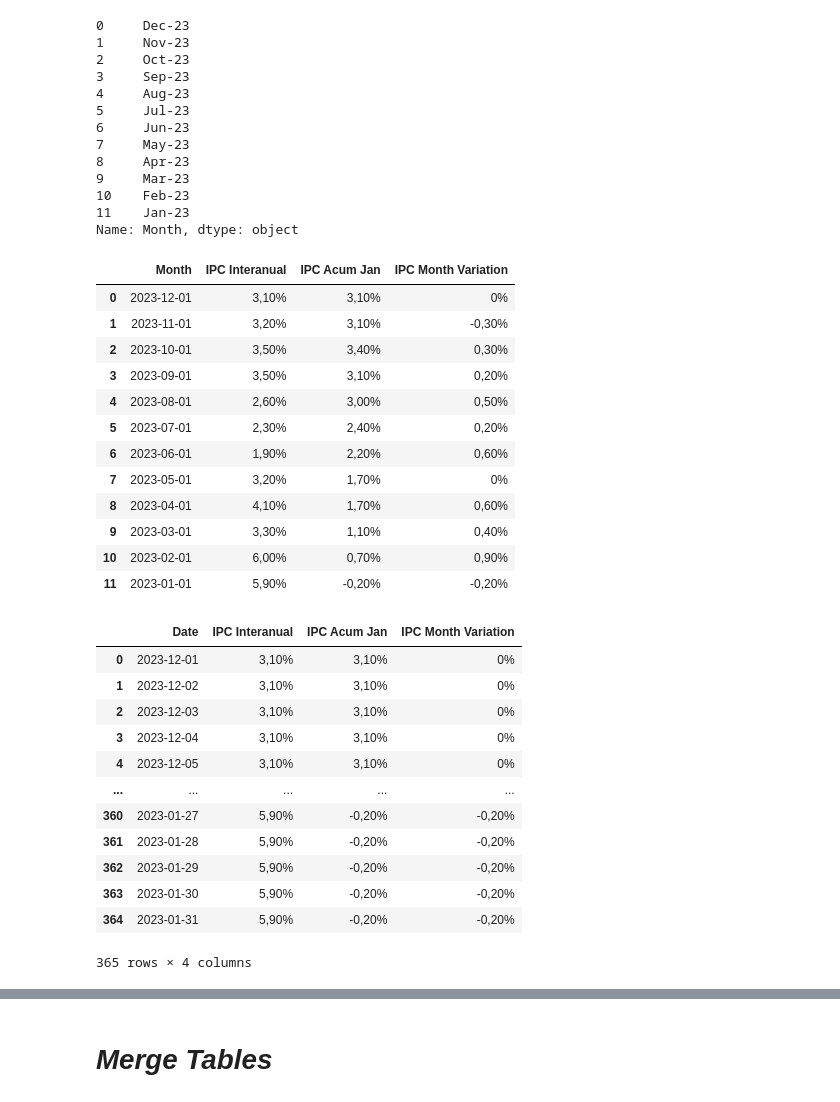
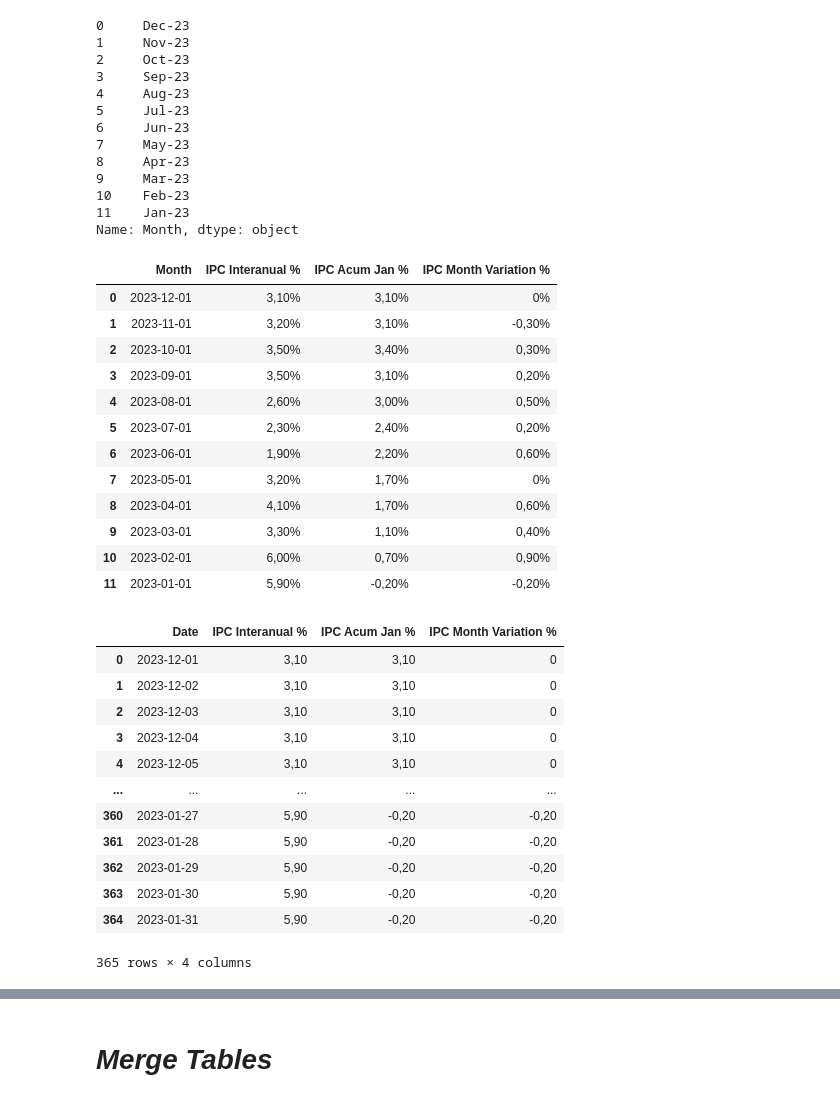
Before and after one commit to Manilab2309/ia-machine-learning, a Jupyter notebook: lab/NB_analyst_broker_operations.ipynb, the cells around one changed output, grey strips where cells are left out. Drawn from its saved outputs; the diff is of its cells as text; code cells hidden in the pictures.

```diff
--- a/lab/NB_analyst_broker_operations.ipynb
+++ b/lab/NB_analyst_broker_operations.ipynb
@@ -198,10 +128,11 @@ df_ipc_2023
 # Rename column if you need
 # Documentation: https://pandas.pydata.org/docs/reference/api/pandas.DataFrame.html
 
-#In this example, lets translate headers to english
+#In this example, lets translate headers to english and add % simbol, remember cells must be desired numbers or float format
 df_ipc_2023 = df_ipc_2023.rename(columns={'Mes IPC': 'Month'})
-df_ipc_2023 = df_ipc_2023.rename(columns={'IPC Acum Enero': 'IPC Acum Jan'})
-df_ipc_2023 = df_ipc_2023.rename(columns={'IPC Variacion Mensual': 'IPC Month Variation'})
+df_ipc_2023 = df_ipc_2023.rename(columns={'IPC Interanual': 'IPC Interanual %'})
+df_ipc_2023 = df_ipc_2023.rename(columns={'IPC Acum Enero': 'IPC Acum Jan %'})
+df_ipc_2023 = df_ipc_2023.rename(columns={'IPC Variacion Mensual': 'IPC Month Variation %'})
 
 df_ipc_2023
 # %% [output]
@@ -246,7 +177,7 @@ Name: Month, dtype: object
 df_ipc_2023['Month'] = pd.to_datetime(df_ipc_2023['Month'],format='%b-%y').dt.strftime('%Y-%m-%d')
 df_ipc_2023
 # %% [output]
-|  | Month | IPC Interanual | IPC Acum Jan | IPC Month Variation |
+|  | Month | IPC Interanual % | IPC Acum Jan % | IPC Month Variation % |
 | 0 | 2023-12-01 | 3,10% | 3,10% | 0% |
 | 1 | 2023-11-01 | 3,20% | 3,10% | -0,30% |
 | 2 | 2023-10-01 | 3,50% | 3,40% | 0,30% |
@@ -264,37 +193,49 @@ df_ipc_2023
+# %%
+# TODO: Remove % from cells
+df_ipc_2023['IPC Interanual %'] = df_ipc_2023['IPC Interanual %'].str.replace("%", "")
+df_ipc_2023['IPC Acum Jan %'] = df_ipc_2023['IPC Acum Jan %'].str.replace("%", "")
+df_ipc_2023['IPC Month Variation %'] = df_ipc_2023['IPC Month Variation %'].str.replace("%", "")
+
+# We can define variables to use in another cells
+column_A_Renamed = 'Date'
+column_B_Renamed = 'IPC Interanual %'
+column_C_Renamed = 'IPC Acum Jan %'
+column_D_Renamed = 'IPC Month Variation %'
 # %%
 # Now we need expand the table
 
 import datetime
 import calendar
 
 # Declare new Dataframe
 df_ipc_2023_expanded = pd.DataFrame()
-df_ipc_2023_expanded = pd.DataFrame(columns=['Date', 'IPC Interanual', 'IPC Acum Jan', 'IPC Month Variation'])
+df_ipc_2023_expanded = pd.DataFrame(columns=[column_A_Renamed, column_B_Renamed, column_C_Renamed, column_D_Renamed])
+# Variables column_x_Renamed are initialized in previos cell execution
 
 for i in df_ipc_2023.index:
-    #print(df_ipc_2023['Month'][i], df_ipc_2023['IPC Interanual'][i], df_ipc_2023['IPC Acum Jan'][i], df_ipc_2023['IPC Month Variation'][i])
+
     instantDate = datetime.datetime.strptime(df_ipc_2023['Month'][i], '%Y-%m-%d')
     year = instantDate.year
     month = instantDate.month
     num_days = calendar.monthrange(year, month)[1]
     days = [datetime.date(year, month, day).strftime('%Y-%m-%d') for day in range(1, num_days+1)]
 
     for d in days:
       # Add values to new dataframe
-      df_ipc_2023_expanded.loc[len(df_ipc_2023_expanded.index)] = [d, df_ipc_2023['IPC Interanual'][i], df_ipc_2023['IPC Acum Jan'][i],df_ipc_2023['IPC Month Variation'][i]]
+      df_ipc_2023_expanded.loc[len(df_ipc_2023_expanded.index)] = [d, df_ipc_2023[column_B_Renamed][i], df_ipc_2023[column_C_Renamed][i],df_ipc_2023[column_D_Renamed][i]]
 
 df_ipc_2023_expanded
 # %% [output]
-|  | Date | IPC Interanual | IPC Acum Jan | IPC Month Variation |
-| 0 | 2023-12-01 | 3,10% | 3,10% | 0% |
-| 1 | 2023-12-02 | 3,10% | 3,10% | 0% |
-| 2 | 2023-12-03 | 3,10% | 3,10% | 0% |
-| 3 | 2023-12-04 | 3,10% | 3,10% | 0% |
-| 4 | 2023-12-05 | 3,10% | 3,10% | 0% |
+|  | Date | IPC Interanual % | IPC Acum Jan % | IPC Month Variation % |
+| 0 | 2023-12-01 | 3,10 | 3,10 | 0 |
+| 1 | 2023-12-02 | 3,10 | 3,10 | 0 |
+| 2 | 2023-12-03 | 3,10 | 3,10 | 0 |
+| 3 | 2023-12-04 | 3,10 | 3,10 | 0 |
+| 4 | 2023-12-05 | 3,10 | 3,10 | 0 |
 | ... | ... | ... | ... | ... |
-| 360 | 2023-01-27 | 5,90% | -0,20% | -0,20% |
-| 361 | 2023-01-28 | 5,90% | -0,20% | -0,20% |
-| 362 | 2023-01-29 | 5,90% | -0,20% | -0,20% |
-| 363 | 2023-01-30 | 5,90% | -0,20% | -0,20% |
-| 364 | 2023-01-31 | 5,90% | -0,20% | -0,20% |
+| 360 | 2023-01-27 | 5,90 | -0,20 | -0,20 |
+| 361 | 2023-01-28 | 5,90 | -0,20 | -0,20 |
+| 362 | 2023-01-29 | 5,90 | -0,20 | -0,20 |
+| 363 | 2023-01-30 | 5,90 | -0,20 | -0,20 |
+| 364 | 2023-01-31 | 5,90 | -0,20 | -0,20 |
 365 rows × 4 columns
```
Also changed, not shown: parts of 7 cells of this notebook.
